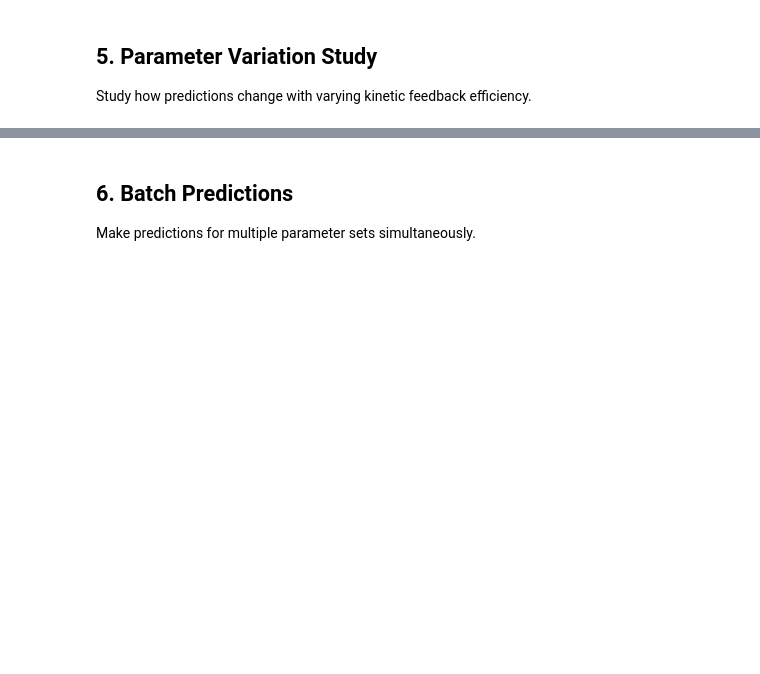
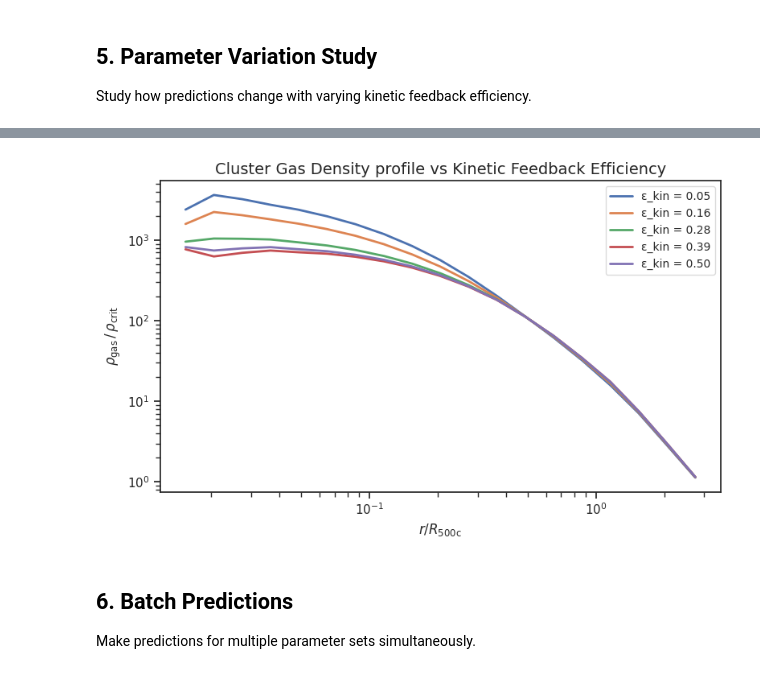
Before and after one commit to nesar/subgrid_emu, a Jupyter notebook: examples/basic_usage.ipynb, the cells around one changed output, grey strips where cells are left out. Cells and saved outputs as stored; diff of their text form; code cells hidden in the pictures; blank space fills up the shorter version.

```diff
--- a/examples/basic_usage.ipynb
+++ b/examples/basic_usage.ipynb
@@ -195,8 +196,8 @@ ValueError: cannot reshape array of size 6 into shape (3,4)
 
 Study how predictions change with varying kinetic feedback efficiency.
 # %%
-# Load emulator for gas fraction
-emu_fgas = load_emulator('fGas')
+# Load emulator for gas density profile
+emu_cgd = load_emulator('CGD')
 
 # Base parameters
 base_params = np.array([3.0, 0.5, 0.8, 0.65, 0.1])
@@ -205,17 +206,17 @@ base_params = np.array([3.0, 0.5, 0.8, 0.65, 0.1])
 eps_values = np.linspace(0.05, 0.5, 5)
 
 # Get x-grid
-x_grid, _ = get_x_grid('fGas')
-plot_info = get_plot_info('fGas')
+x_grid, _ = get_x_grid('CGD')
+plot_info = get_plot_info('CGD')
 
 # Plot
-fig, ax = plt.subplots(figsize=(10, 6))
+fig, ax = plt.subplots(figsize=(8, 5))
 
 for eps in eps_values:
     params = base_params.copy()
     params[4] = eps
 
-    mean, _ = emu_fgas.predict(params)
+    mean, _ = emu_cgd.predict(params)
 
     ax.plot(x_grid, mean, lw=2, label=f'ε_kin = {eps:.2f}')
 
@@ -223,8 +224,8 @@ ax.set_xscale(plot_info['xscale'])
 ax.set_yscale(plot_info['yscale'])
 ax.set_xlabel(plot_info['xlabel'], fontsize=12)
 ax.set_ylabel(plot_info['ylabel'], fontsize=12)
-ax.set_title('Gas Fraction vs Kinetic Feedback Efficiency', fontsize=14, fontweight='bold')
+ax.set_title('Cluster Gas Density profile vs Kinetic Feedback Efficiency', fontsize=14)
 ax.legend(fontsize=10, frameon=True, framealpha=0.7)
-ax.grid(True, alpha=0.3)
 plt.tight_layout()
 plt.show()
+# %% [output]
@@ -231,3 +233,4 @@ plt.show()
+[figure, added]
 # %% [markdown]
 ## 6. Batch Predictions
 
```
Also changed, not shown: parts of 7 cells of this notebook, 10 other files.
